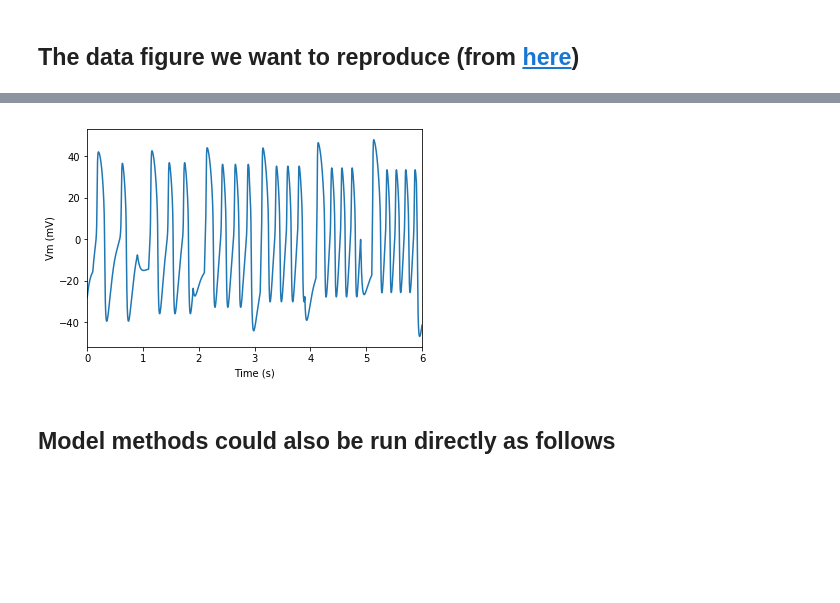
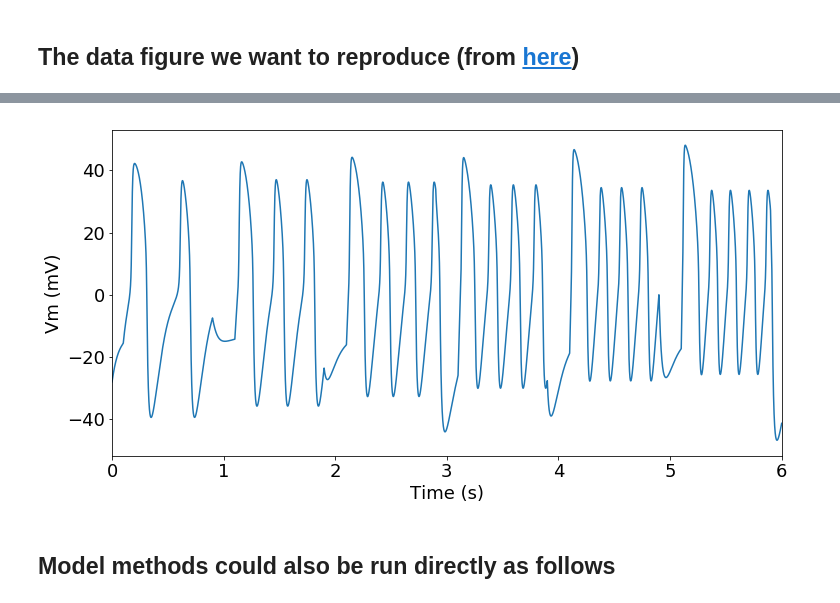
Before and after one commit to openworm/CElegansNeuroML, a Jupyter notebook: CElegans/pythonScripts/c302/notebooks/RunMuscleModel-SciUnit.ipynb, the cells around one changed output, grey strips where cells are left out. Saved outputs shown, nothing was run; the diff lists cells and outputs as text; code cells hidden in the pictures; blank space fills up the shorter version.

```diff
--- a/CElegans/pythonScripts/c302/notebooks/RunMuscleModel-SciUnit.ipynb
+++ b/CElegans/pythonScripts/c302/notebooks/RunMuscleModel-SciUnit.ipynb
@@ -57,6 +57,8 @@ ap_tests = sciunit.TestSuite('AP Tests',[ap_width_test,ap_amplitude_test])
 # Judge the membrane potential of the muscle
 # One could judge the neuron instead with appropriate keyword parameters, see below)
 %time score_matrix = ap_tests.judge(model)
+import pandas as pd
+score_matrix.style.set_properties(**{'font-size':'16pt'})
 score_matrix
 # %% [output]
 Executing test APWidthTest on model LEMS_c302_C2_IClampBWM...
@@ -69,9 +71,13 @@ Wall time: 4.85 s
 | LEMS_c302_C2_IClampBWM | Z = -3.06 | Z = -11.03 |
 # %%
 # Plot the model output for one of the tests
+import matplotlib as mpl
+mpl.rcParams.update({'font.size':18})
+plt.figure(figsize=(12,6))
 score_matrix['APWidthTest']['LEMS_c302_C2_IClampBWM'].plot_vm()
+plt.savefig('model.pdf')
 # %% [output]
-[figure, old version]
+[figure, new version]
 # %% [markdown]
 ## Model methods could also be run directly as follows
 # %%
```
Also changed, not shown: parts of 2 cells of this notebook, 3 other files.
